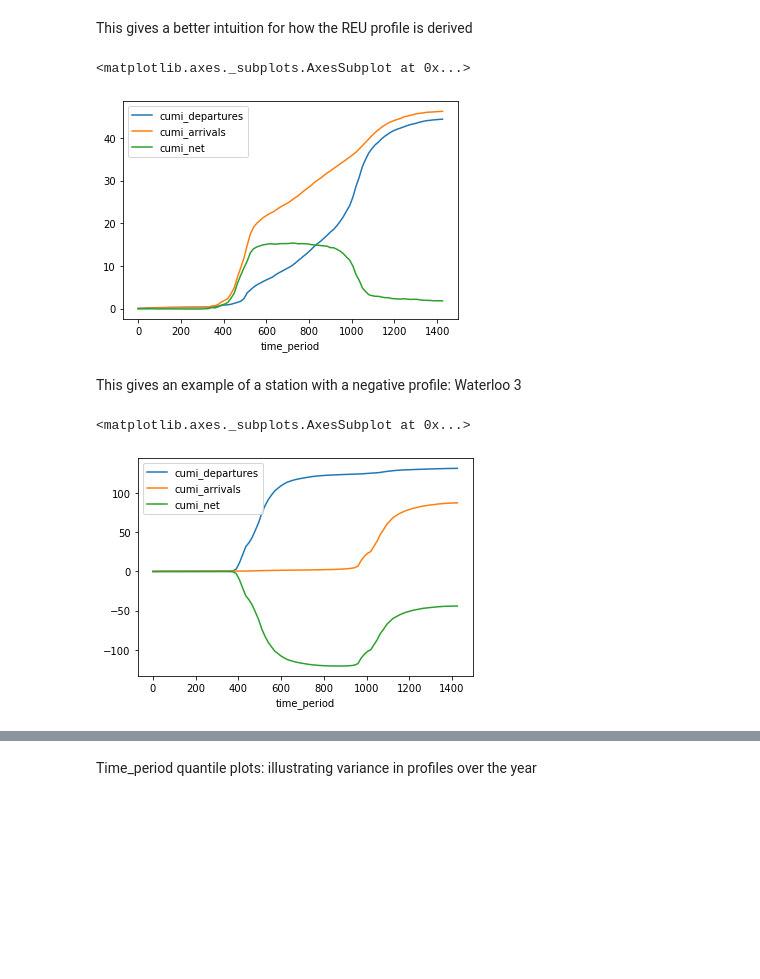
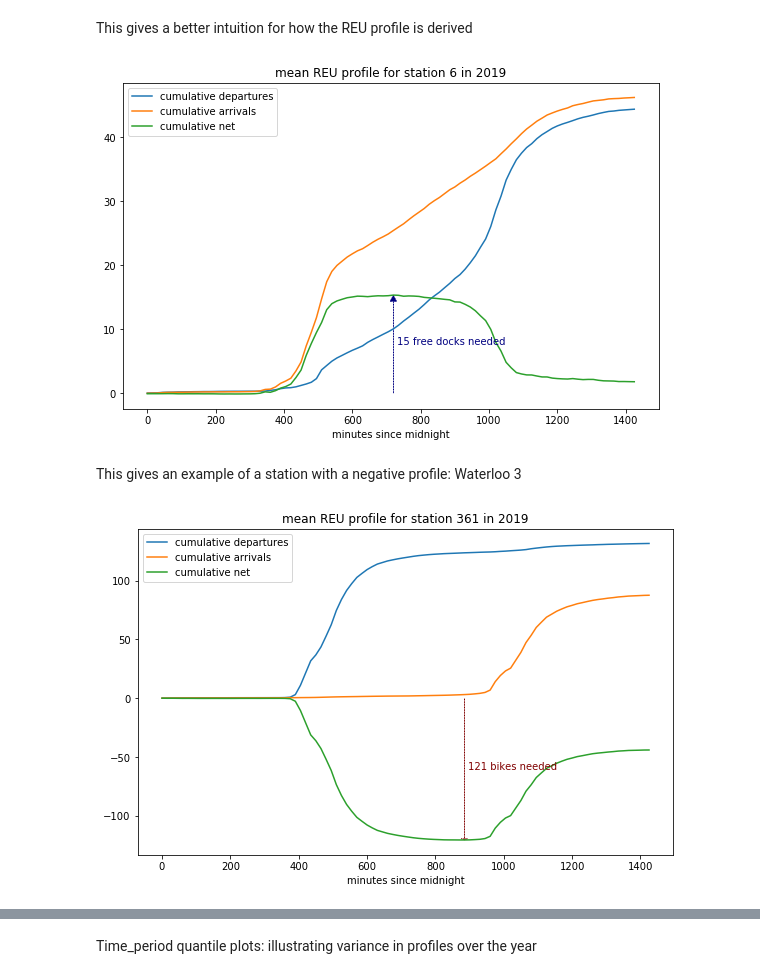
Before and after one commit to Peppers16/tfl_bike_project, a Jupyter notebook: notebooks/Demand Profiles MSP-6.ipynb, the cells around one changed output, grey strips where cells are left out. Drawn from its saved outputs; the diff is of its cells as text; code cells hidden in the pictures; blank space fills up the shorter version.

Commit message:
REU plot annotations explaining how bike / dock needs are derived.

```diff
--- a/notebooks/Demand Profiles MSP-6.ipynb
+++ b/notebooks/Demand Profiles MSP-6.ipynb
@@ -212,15 +212,54 @@ piv5.xs(6) \
 [figure]
 # %% [markdown]
 This gives a better intuition for how the REU profile is derived
+# %%
+def arrow(ax, i, val):
+    if round(val) == 0:
+        return
+    if val > 0:
+        col = 'navy'
+        need = 'free docks'
+    else:
+        col = 'maroon'
+        need = 'bikes'
+
+    ax.arrow(x=i, y=0, dx=0, dy=val
+             ,length_includes_head=True, head_length=1, head_width=20
+             ,color=col, linestyle='--', edgecolor=None, linewidth=0.5
+            )
+
+    if i < 900:
+        ha, offset ='left', 10
+    else:
+        ha, offset = 'right', -10
+
+    ax.annotate(f"{abs(val):.0f} {need} needed", (i+offset, val/2),ha=ha, color=col, wrap=True)
+
+def annotate_reu(station_no: int):
+    vect = piv5.xs(station_no).stack().unstack('day_of_year').mean(axis=1).unstack()
+
+    imax = vect.idxmax()['cumi_net']
+    max_amp = vect['cumi_net'].max()
+
+    imin = vect.idxmin()['cumi_net']
+    min_amp = vect['cumi_net'].min()
+
+    fig, ax = plt.subplots(figsize=(9.6,6))
+    vect.plot(ax=ax)
+    arrow(ax, imax, max_amp)
+    arrow(ax, imin, min_amp)
+    ax.set_xlabel('minutes since midnight')
+    ax.set_title(f"mean REU profile for station {station_no} in 2019")
+    ax.legend(['cumulative departures', 'cumulative arrivals', 'cumulative net'])
 # %%
-piv5.xs(6).stack().unstack('day_of_year').mean(axis=1).unstack().plot()
+annotate_reu(6)
+#piv5.xs(6).stack().unstack('day_of_year').mean(axis=1).unstack().plot()
 # %% [output]
-<matplotlib.axes._subplots.AxesSubplot at 0x...>
-[figure, old version]
+[figure, new version]
 # %% [markdown]
 This gives an example of a station with a negative profile: Waterloo 3
 # %%
-piv5.xs(361).stack().unstack('day_of_year').mean(axis=1).unstack().plot()
+annotate_reu(361)
+#piv5.xs(361).stack().unstack('day_of_year').mean(axis=1).unstack().plot()
 # %% [output]
-<matplotlib.axes._subplots.AxesSubplot at 0x...>
-[figure, old version]
+[figure, new version]
```
Also changed, not shown: parts of 9 cells of this notebook.
